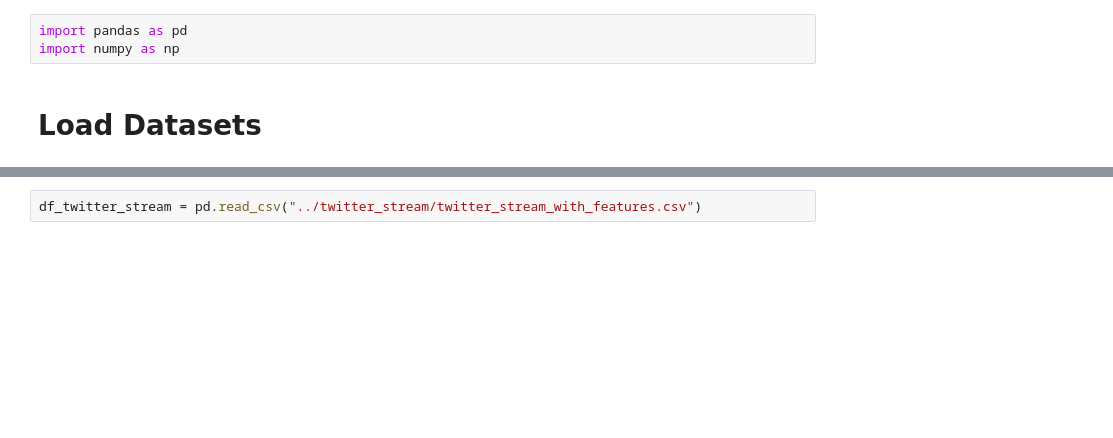
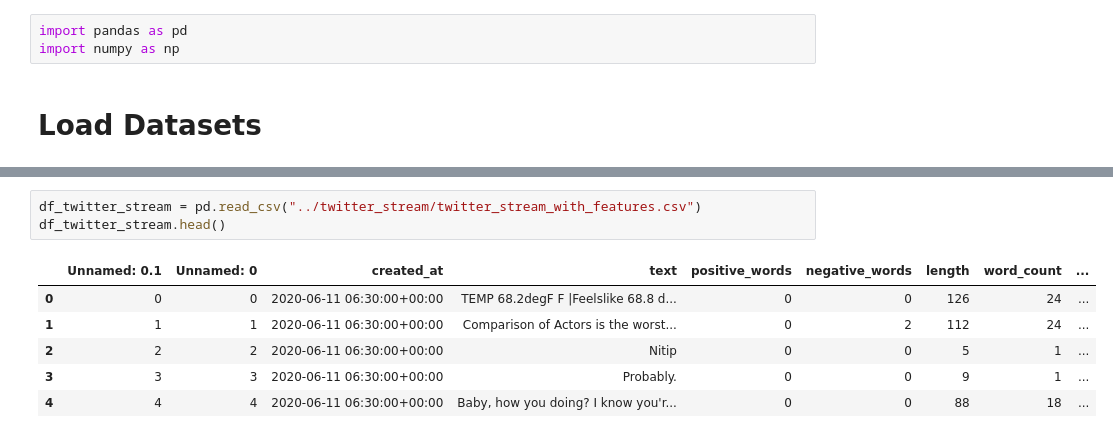
Before and after one commit to yang3410/cautious-octo-train, a Jupyter notebook: full/Data Synthesis.ipynb, the cells around one changed output, grey strips where cells are left out. Cells and saved outputs as stored; diff of their text form; blank space fills up the shorter version.

```diff
--- a/full/Data Synthesis.ipynb
+++ b/full/Data Synthesis.ipynb
@@ -8,4 +16,12 @@ df_twitter_sentiment = pd.read_csv("../sentiment140-twitter_data/twitter_sent140
 # %%
 df_twitter_stream = pd.read_csv("../twitter_stream/twitter_stream_with_features.csv")
+df_twitter_stream.head()
+# %% [output]
+|  | Unnamed: 0.1 | Unnamed: 0 | created_at | text | positive_words | negative_words | length | word_count | ... |
+| 0 | 0 | 0 | 2020-06-11 06:30:00+00:00 | TEMP 68.2degF F |Feelslike 68.8 d... | 0 | 0 | 126 | 24 | ... |
+| 1 | 1 | 1 | 2020-06-11 06:30:00+00:00 | Comparison of Actors is the worst... | 0 | 2 | 112 | 24 | ... |
+| 2 | 2 | 2 | 2020-06-11 06:30:00+00:00 | Nitip | 0 | 0 | 5 | 1 | ... |
+| 3 | 3 | 3 | 2020-06-11 06:30:00+00:00 | Probably. | 0 | 0 | 9 | 1 | ... |
+| 4 | 4 | 4 | 2020-06-11 06:30:00+00:00 | Baby, how you doing? I know you'r... | 0 | 0 | 88 | 18 | ... |
 # %%
 df_instagram = pd.read_csv("../instagram_data/insta_with_features.csv")
```
Also changed, not shown: parts of 37 cells of this notebook, 5 other files.
